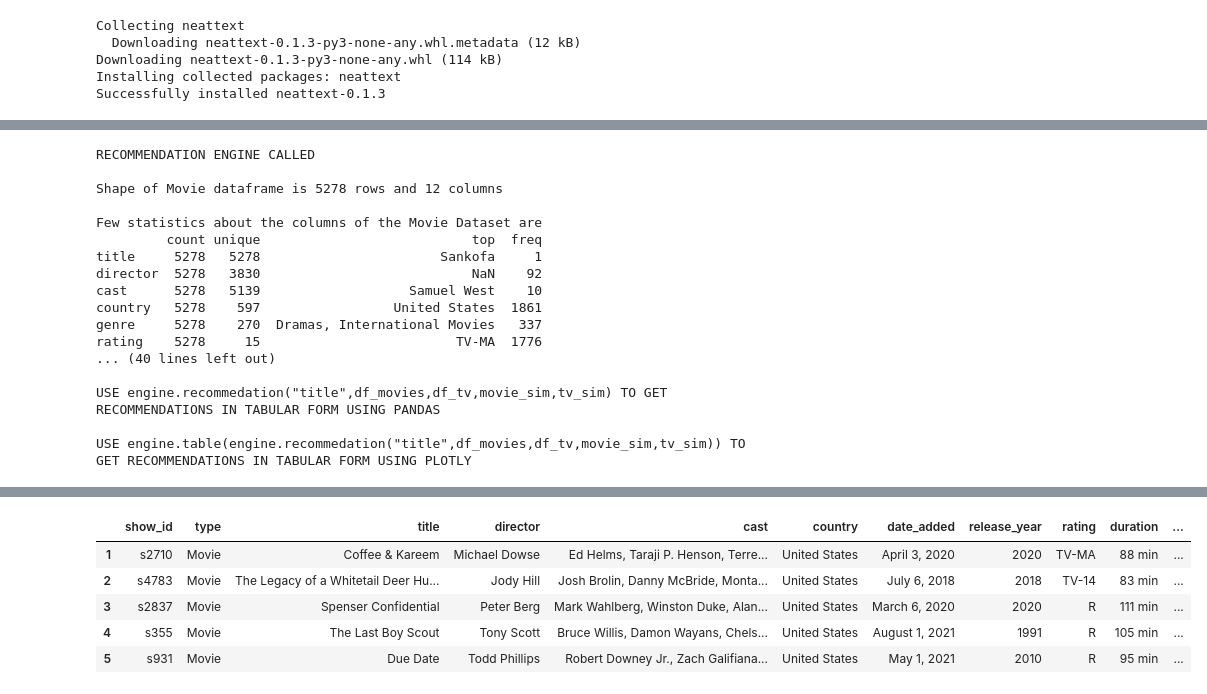
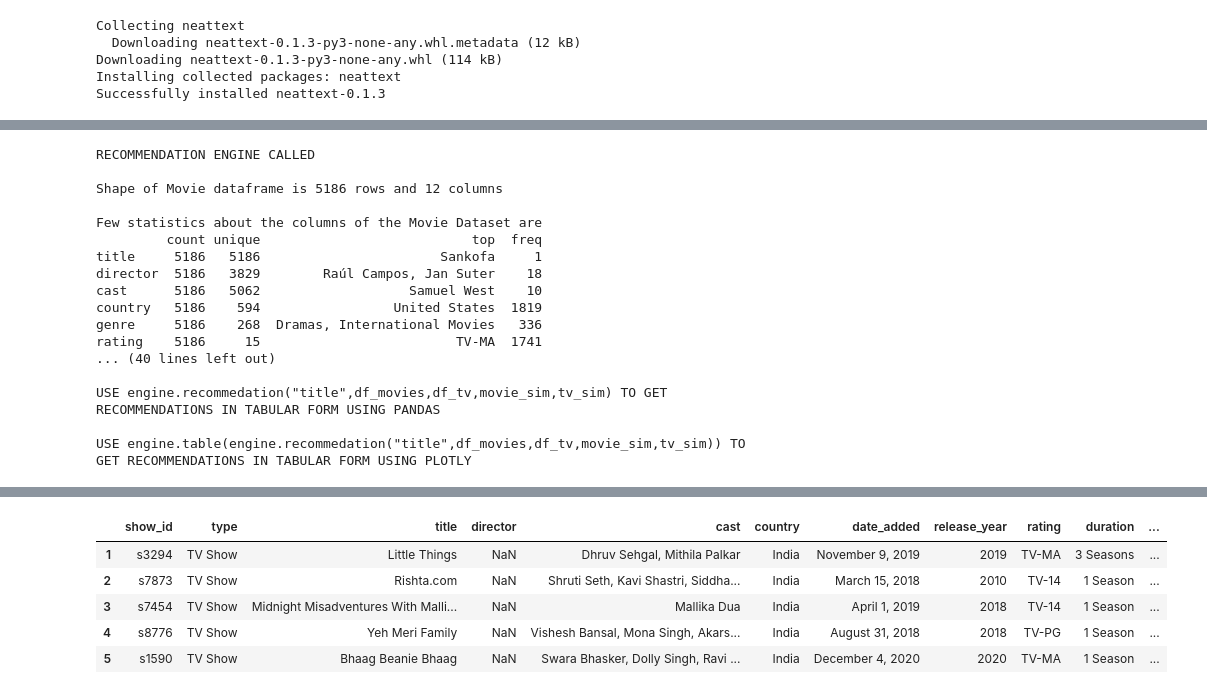
Before and after one commit to saadur1998/Recommendation-Systems, a Jupyter notebook: Content Based Recommendation System/Netflix_Recomedation_System_Class_Automation.ipynb, the cells around one changed output, grey strips where cells are left out. Cells and saved outputs as stored; diff of their text form; code cells hidden in the pictures.

```diff
--- a/Content Based Recommendation System/Netflix_Recomedation_System_Class_Automation.ipynb
+++ b/Content Based Recommendation System/Netflix_Recomedation_System_Class_Automation.ipynb
@@ -39,7 +116,8 @@ class recommendationEngine:
     df_temp.reset_index(drop=True,inplace=True)
 
     # filling NaN manually at the director and ratings column so pandas can treat it as a Non null-value
-    df_temp['director'].fillna('NaN', inplace = True)
+    if type == 'TV Show':
+      df_temp['director'].fillna('NaN', inplace = True)
     df_temp['rating'].fillna('NaN', inplace = True)
 
     # Dropping null values
@@ -89,22 +167,22 @@ class recommendationEngine:
     if type=='Movie':
       time.sleep(1)
       print('Converting Movies data to Binary')
-      binary_director=pd.DataFrame(director).transpose()
+      binary_director=pd.DataFrame(director)
     else:
       time.sleep(1)
       print('Converting TV Show data to Binary')
-    binary_cast=pd.DataFrame(cast).transpose()
-    binary_country=pd.DataFrame(country).transpose()
-    binary_genre=pd.DataFrame(genre).transpose()
+    binary_cast=pd.DataFrame(cast)
+    binary_country=pd.DataFrame(country)
+    binary_genre=pd.DataFrame(genre)
 
     # Concating Dataframe
     if type=='Movie':
-      df_binary = pd.concat([binary_director,binary_cast,binary_country,binary_genre],axis=0, ignore_index=True)
+      df_binary = pd.concat([binary_director,binary_cast,binary_country,binary_genre],axis=1, ignore_index=True)
     else:
-      df_binary = pd.concat([binary_cast,  binary_country, binary_genre], axis=0,ignore_index=True)
+      df_binary = pd.concat([binary_cast,  binary_country, binary_genre], axis=1,ignore_index=True)
     time.sleep(1)
     print('Converted\n')
-    return df_binary.T
+    return df_binary
 
   def cosine(self,df_binary,data):
     time.sleep(1)
@@ -189,10 +267,10 @@ class recommendationEngine:
     print('\n')
 
     movie_binary = engine.binary('Movie',cast,country,genre,director)
-    movie_sim = engine.cosine(movie_binary,movies)
+    movie_sim = engine.cosine(movie_binary,df_movies)
 
     tv_binary = engine.binary('TV Show',tv_cast,tv_country,tv_genre)
-    tv_sim = engine.cosine(tv_binary,tv)
+    tv_sim = engine.cosine(tv_binary,df_tv)
 
     time.sleep(1)
     print('RECOMENDATION ENGINE CREATED\n')
@@ -207,16 +285,16 @@ engine,df_movies,df_tv,movie_sim,tv_sim,df = recommendationEngine.automate()
 # %% [output]
 RECOMMENDATION ENGINE CALLED
 
-Shape of Movie dataframe is 5278 rows and 12 columns
+Shape of Movie dataframe is 5186 rows and 12 columns
 
 Few statistics about the columns of the Movie Dataset are
          count unique                           top  freq
-title     5278   5278                       Sankofa     1
-director  5278   3830                           NaN    92
-cast      5278   5139                   Samuel West    10
-country   5278    597                 United States  1861
-genre     5278    270  Dramas, International Movies   337
-rating    5278     15                         TV-MA  1776
+title     5186   5186                       Sankofa     1
+director  5186   3829        Raúl Campos, Jan Suter    18
+cast      5186   5062                   Samuel West    10
+country   5186    594                 United States  1819
+genre     5186    268  Dramas, International Movies   336
+rating    5186     15                         TV-MA  1741
 ... (40 lines left out)
 
 USE engine.recommedation("title",df_movies,df_tv,movie_sim,tv_sim) TO GET RECOMMENDATIONS IN TABULAR FORM USING PANDAS
@@ -227,11 +305,11 @@ engine.table(engine.recommedation('Coffee & Kareem',df_movies,df_tv,movie_sim,tv
 # %% [output]
 [interactive output not drawn]
 # %%
-engine.recommedation('The Paper Tigers',df_movies,df_tv,movie_sim,tv_sim)
+engine.recommedation('Kota Factory',df_movies,df_tv,movie_sim,tv_sim)
 # %% [output]
 |  | show_id | type | title | director | cast | country | date_added | release_year | rating | duration | ... |
-| 1 | s2710 | Movie | Coffee & Kareem | Michael Dowse | Ed Helms, Taraji P. Henson, Terre... | United States | April 3, 2020 | 2020 | TV-MA | 88 min | ... |
-| 2 | s4783 | Movie | The Legacy of a Whitetail Deer Hu... | Jody Hill | Josh Brolin, Danny McBride, Monta... | United States | July 6, 2018 | 2018 | TV-14 | 83 min | ... |
-| 3 | s2837 | Movie | Spenser Confidential | Peter Berg | Mark Wahlberg, Winston Duke, Alan... | United States | March 6, 2020 | 2020 | R | 111 min | ... |
-| 4 | s355 | Movie | The Last Boy Scout | Tony Scott | Bruce Willis, Damon Wayans, Chels... | United States | August 1, 2021 | 1991 | R | 105 min | ... |
-| 5 | s931 | Movie | Due Date | Todd Phillips | Robert Downey Jr., Zach Galifiana... | United States | May 1, 2021 | 2010 | R | 95 min | ... |
+| 1 | s3294 | TV Show | Little Things | NaN | Dhruv Sehgal, Mithila Palkar | India | November 9, 2019 | 2019 | TV-MA | 3 Seasons | ... |
+| 2 | s7873 | TV Show | Rishta.com | NaN | Shruti Seth, Kavi Shastri, Siddha... | India | March 15, 2018 | 2010 | TV-14 | 1 Season | ... |
+| 3 | s7454 | TV Show | Midnight Misadventures With Malli... | NaN | Mallika Dua | India | April 1, 2019 | 2018 | TV-14 | 1 Season | ... |
+| 4 | s8776 | TV Show | Yeh Meri Family | NaN | Vishesh Bansal, Mona Singh, Akars... | India | August 31, 2018 | 2018 | TV-PG | 1 Season | ... |
+| 5 | s1590 | TV Show | Bhaag Beanie Bhaag | NaN | Swara Bhasker, Dolly Singh, Ravi ... | India | December 4, 2020 | 2020 | TV-MA | 1 Season | ... |
```
Also changed, not shown: parts of 3 cells of this notebook.
